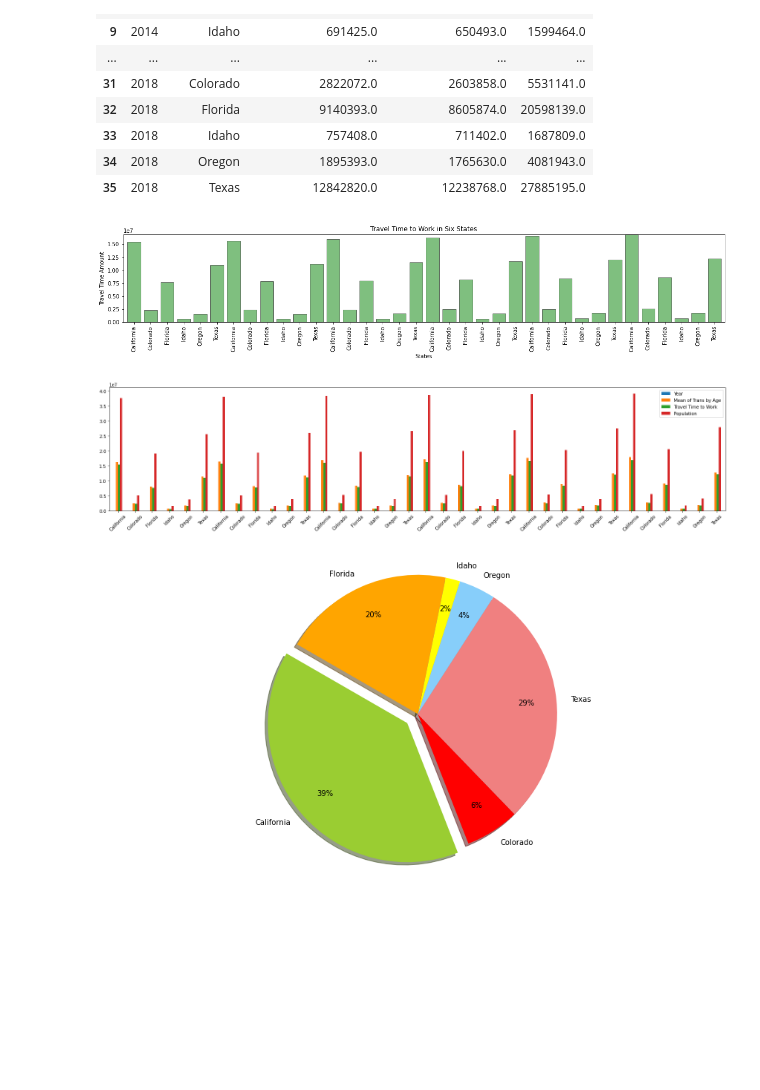
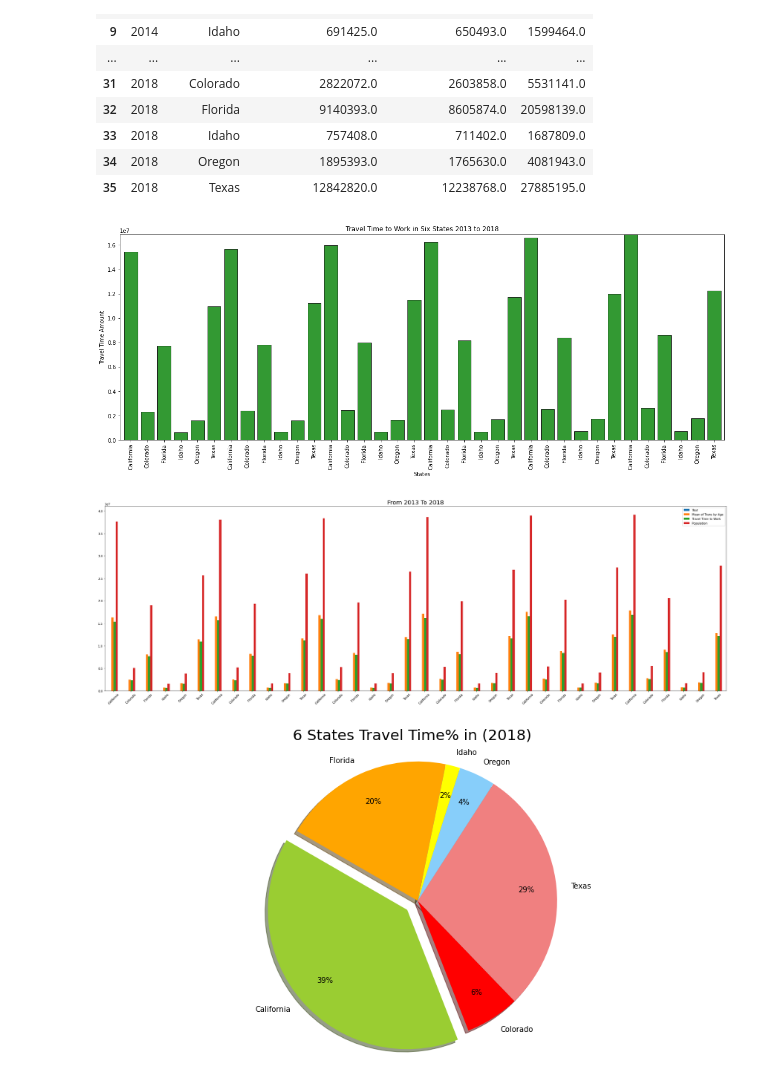
Before and after one commit to J3N1/UCI-Project-1-Team7, a Jupyter notebook: Project_team7.ipynb, the cells around one changed output. Cells and saved outputs as stored; diff of their text form; code cells hidden in the pictures; blank space fills up the shorter version.

```diff
--- a/Project_team7.ipynb
+++ b/Project_team7.ipynb
@@ -82,27 +82,29 @@ x_axis = np.arange(len(years_df))
 tick_locations = [value+0.4 for value in x_axis]
 # %%
 # Create a list indicating where to write x labels and set figure size to adjust for space
-plt.figure(figsize=(20,3))
-plt.bar(x_axis, years_df[column2], facecolor='green',edgecolor='black', alpha=0.5, align="edge")
+plt.figure(figsize=(20,7))
+plt.bar(x_axis, years_df[column2], facecolor='green',edgecolor='black', alpha=0.8, align="edge")
 plt.xticks(tick_locations, years_df["State Name"], rotation="vertical")
 # Set x and y limits
 plt.xlim(-0.25, len(x_axis))
 plt.ylim(0, max(years_df[column2])+10)
+
 # Set a Title and labels
-plt.title("Travel Time to Work in Six States")
+plt.title("Travel Time to Work in Six States 2013 to 2018")
 plt.xlabel("States")
 plt.ylabel("Travel Time Amount")
-
-multi_plot = years_df.plot(kind="bar", figsize=(20,5))
-
-# PandasPlot.set_xticklabels() can be used to set the tick labels as well
-multi_plot.set_xticklabels(years_df["State Name"], rotation=45)
-
-#plt.show()
-plt.tight_layout()
+plt.show()
 # %% [output]
-[figure, old version]
+[figure, new version]
-[figure, removed]
+# %%
+multi_plot = years_df.plot(kind="bar", figsize=(30,10))
+
+# PandasPlot.set_xticklabels() can be used to set the tick labels as well
+multi_plot.set_xticklabels(years_df["State Name"], rotation=45)
+plt.title('From 2013 To 2018',fontsize=(20))
+plt.tight_layout()
+# %% [output]
+[figure, added]
 # %%
 # DATA SET 3
 labels = ["California", "Colorado", "Texas", "Oregon", "Idaho", "Florida"]
@@ -114,6 +116,7 @@ plt.pie(time_to_work, explode=explode, labels=labels, colors=colors,
         autopct="%1.0f%%", pctdistance=0.78, labeldistance=1.1, shadow=True, startangle=150)
 # Create axes which are equal so we have a perfect circle
 plt.axis("equal")
+plt.title('6 States Travel Time% in (2018)',fontsize=(20))
 plt.show()
 # %% [output]
-[figure, old version]
+[figure, new version]
```
Also changed, not shown: parts of 3 cells of this notebook.
